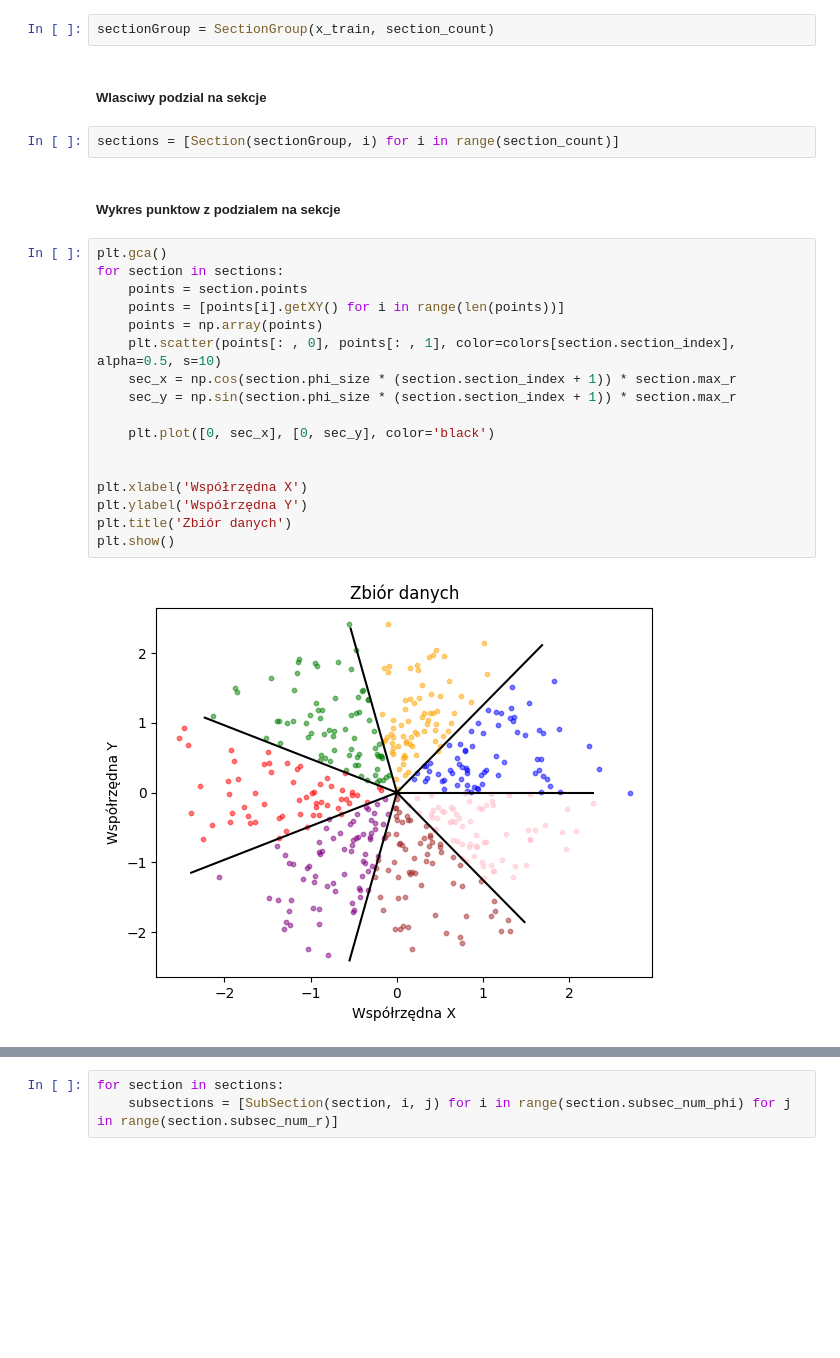
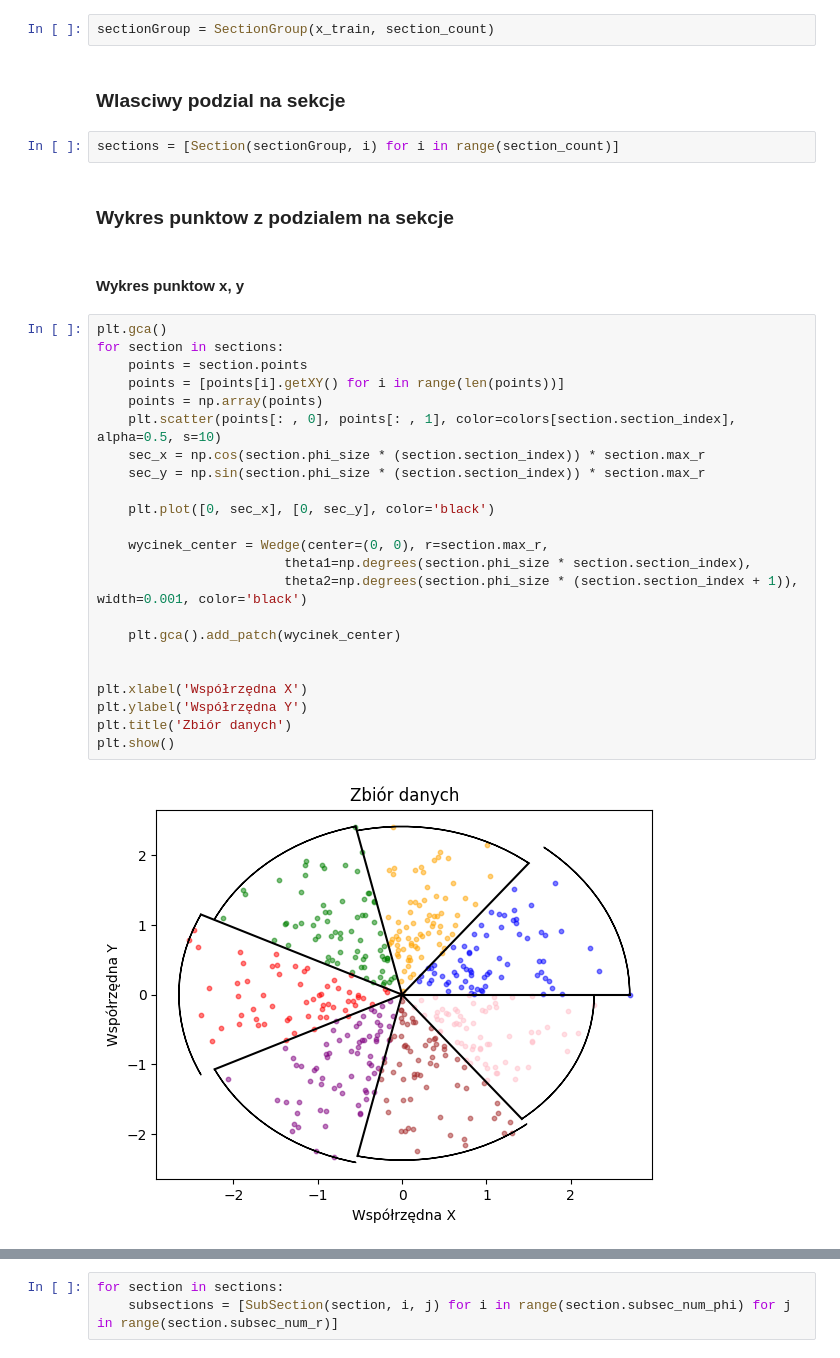
Before and after one commit to Jaromek/radialAngleAugmentation, a Jupyter notebook: blobs_test.ipynb, the cells around one changed output, grey strips where cells are left out. Drawn from its saved outputs; the diff is of its cells as text; blank space fills up the shorter version.

Commit message:
sekcje wykres biegunowy

```diff
--- a/blobs_test.ipynb
+++ b/blobs_test.ipynb
@@ -60,27 +60,35 @@ section_count = 7
 # %%
 sectionGroup = SectionGroup(x_train, section_count)
 # %% [markdown]
-##### Wlasciwy podzial na sekcje
+### Wlasciwy podzial na sekcje
 # %%
 sections = [Section(sectionGroup, i) for i in range(section_count)]
 # %% [markdown]
-##### Wykres punktow z podzialem na sekcje
+### Wykres punktow z podzialem na sekcje
+# %% [markdown]
+#### Wykres punktow x, y
 # %%
 plt.gca()
 for section in sections:
     points = section.points
     points = [points[i].getXY() for i in range(len(points))]
     points = np.array(points)
     plt.scatter(points[: , 0], points[: , 1], color=colors[section.section_index], alpha=0.5, s=10)
-    sec_x = np.cos(section.phi_size * (section.section_index + 1)) * section.max_r
-    sec_y = np.sin(section.phi_size * (section.section_index + 1)) * section.max_r
+    sec_x = np.cos(section.phi_size * (section.section_index)) * section.max_r
+    sec_y = np.sin(section.phi_size * (section.section_index)) * section.max_r
 
     plt.plot([0, sec_x], [0, sec_y], color='black')
+
+    wycinek_center = Wedge(center=(0, 0), r=section.max_r,
+                        theta1=np.degrees(section.phi_size * section.section_index),
+                        theta2=np.degrees(section.phi_size * (section.section_index + 1)), width=0.001, color='black')
+
+    plt.gca().add_patch(wycinek_center)
 
 
 plt.xlabel('Współrzędna X')
 plt.ylabel('Współrzędna Y')
 plt.title('Zbiór danych')
 plt.show()
 # %% [output]
-[figure, old version]
+[figure, new version]
```
Also changed, not shown: parts of 13 cells of this notebook, 1 other file.
